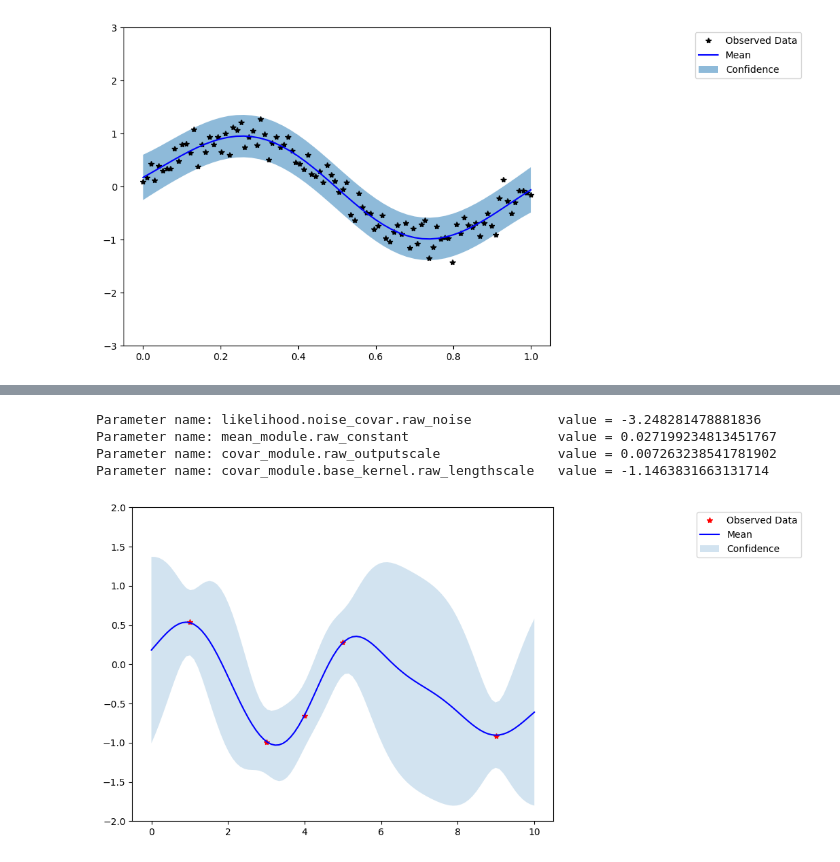
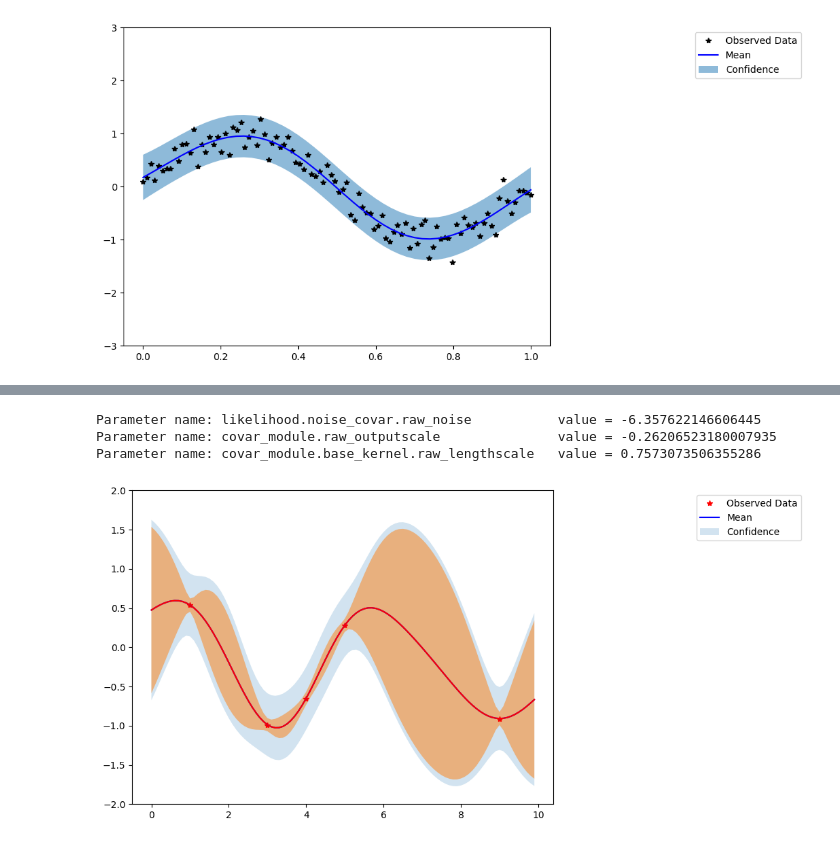
Before and after one commit to Leslieaj/GPTest, a Jupyter notebook: gpytorch_test1.ipynb, the cells around one changed output, grey strips where cells are left out. Cells and saved outputs as stored; diff of their text form; code cells hidden in the pictures.

```diff
--- a/gpytorch_test1.ipynb
+++ b/gpytorch_test1.ipynb
@@ -135,13 +135,25 @@ ax.legend(['Observed Data', 'Mean', 'Confidence'], bbox_to_anchor=(1.6,1));
 # %% [output]
 [figure]
 # %%
+class ExactGPModel1(gpytorch.models.ExactGP):
+    def __init__(self, train_inputs, train_targets, likelihood):
+        super(ExactGPModel1, self).__init__(train_inputs, train_targets, likelihood)
+        self.mean_module = gpytorch.means.ZeroMean()
+        self.covar_module = gpytorch.kernels.ScaleKernel(gpytorch.kernels.RBFKernel())
 
+    # prior mean and covariance_matrix
+    def forward(self, x):
+        mean_x = self.mean_module(x)
+        covar_x = self.covar_module(x)
+        return gpytorch.distributions.MultivariateNormal(mean_x, covar_x)
 
 train_x1 = torch.tensor([3, 1, 4, 5, 9])
 train_y1 = torch.cos(train_x1)
 
+noises = torch.zeros(5)
+
 likelihood1 = gpytorch.likelihoods.GaussianLikelihood()
-model1 = ExactGPModel(train_x1, train_y1, likelihood1)
+model1 = ExactGPModel1(train_x1, train_y1, likelihood1)
 
 # Find optimal model hyperparameters
 model1.train()
@@ -198,30 +210,42 @@ Loss less change.
 # %%
 model1.eval()
 likelihood1.eval()
 
 with torch.no_grad():
-    test_x1 = torch.linspace(0, 10, 100)
+    test_x1 = torch.arange(0, 10, 0.1)
     trained_pred_dist = likelihood(model1(test_x1))
+
+    d = model1(test_x1)
+    mu = d.mean
+    cov = d.covariance_matrix
+    assert mu.detach().numpy().all() == pred_mean.detach().numpy().all()
+    uncertainty = 1.96 * np.sqrt(np.diag(cov.detach().numpy()))
+    # print(test_x1)
+    # print(uncertainty)
+    # print(mu[11])
+    # print(model1(torch.tensor([1])))
+
     pred_mean = trained_pred_dist.mean
     pred_covar = trained_pred_dist.covariance_matrix
     lower, upper = trained_pred_dist.confidence_region()
-    for param_name, param in model.named_parameters():
+    for param_name, param in model1.named_parameters():
         print(f'Parameter name: {param_name:42} value = {param.item()}')
 
 f, ax = plt.subplots(1, 1, figsize=(8, 6))
 # Plot training data as black stars
 ax.plot(train_x1, train_y1, 'r*')
 # Plot predictive means as blue line
 ax.plot(test_x1, pred_mean, 'b')
 # Shade between the lower and upper confidence bounds
 ax.fill_between(test_x1, lower, upper, alpha=0.2)
-# uncertainty = 1.96 * np.sqrt(np.diag(pred_covar.detach().numpy()))
-# ax.fill_between(test_x1, pred_mean-uncertainty, pred_mean+uncertainty, alpha=0.5)
+
+ax.plot(test_x1, mu, 'r')
+
+ax.fill_between(test_x1, mu+uncertainty, mu-uncertainty, alpha=0.5)
 ax.set_ylim([-2, 2])
 ax.legend(['Observed Data', 'Mean', 'Confidence'], bbox_to_anchor=(1.6,1));
 # %% [output]
-Parameter name: likelihood.noise_covar.raw_noise           value = -3.248281478881836
-Parameter name: mean_module.raw_constant                   value = 0.027199234813451767
-Parameter name: covar_module.raw_outputscale               value = 0.007263238541781902
-Parameter name: covar_module.base_kernel.raw_lengthscale   value = -1.1463831663131714
+Parameter name: likelihood.noise_covar.raw_noise           value = -6.357622146606445
+Parameter name: covar_module.raw_outputscale               value = -0.26206523180007935
+Parameter name: covar_module.base_kernel.raw_lengthscale   value = 0.7573073506355286
-[figure, old version]
+[figure, new version]
```
Also changed, not shown: parts of 2 cells of this notebook, 1 other file.
